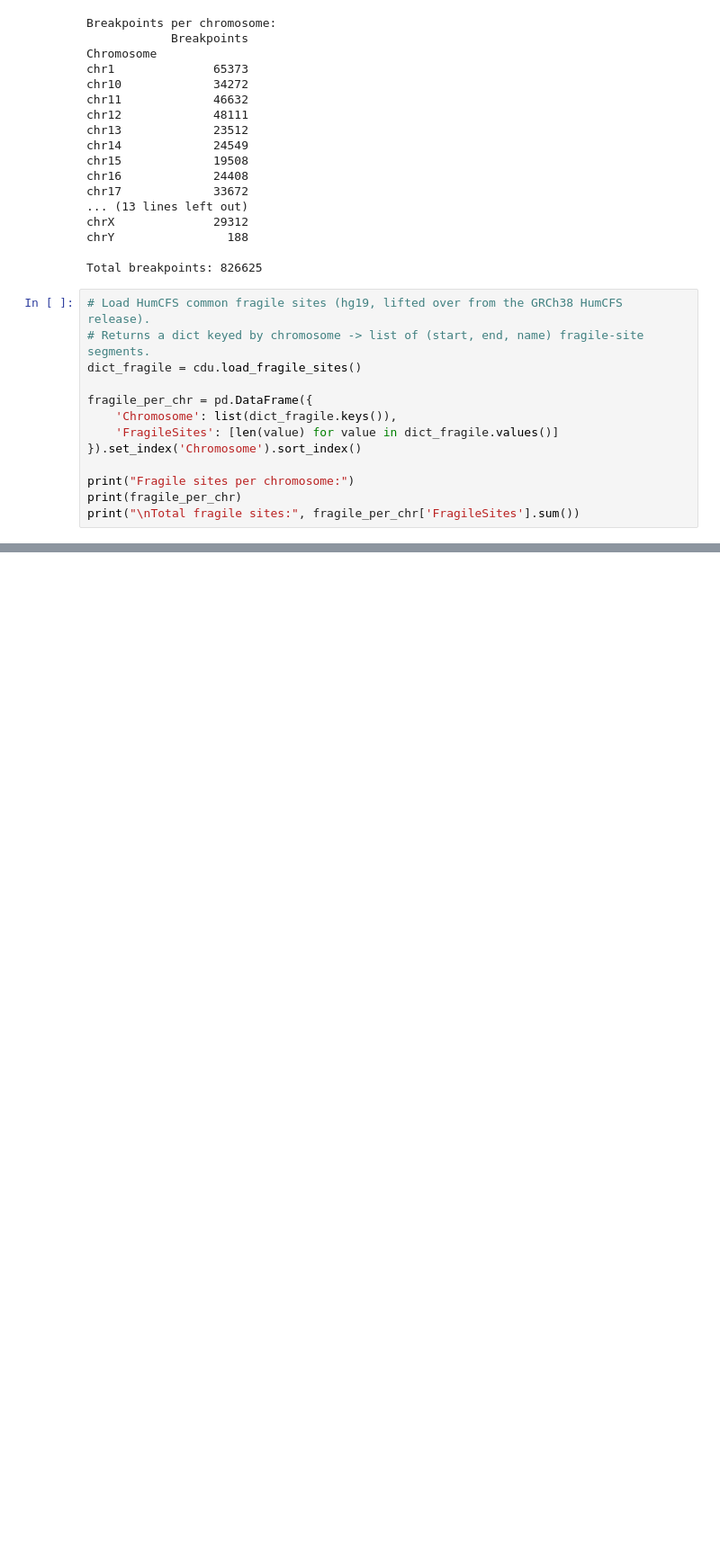
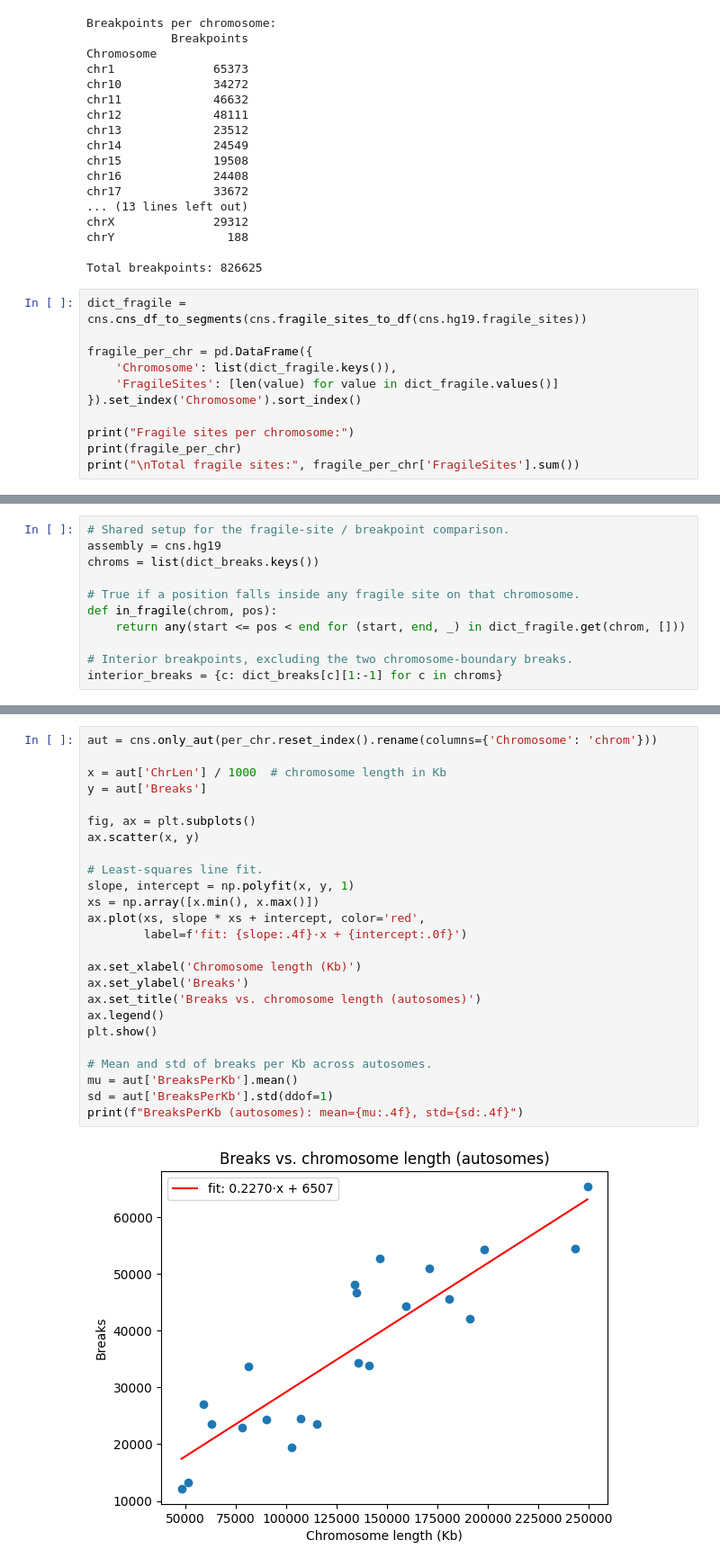
Before and after one commit to schwarzlab-ccb/CNSistent, a Jupyter notebook: notebooks/analyze_fragile_sites.ipynb, the cells around one changed output, grey strips where cells are left out. Shown at 90% size. Saved outputs shown, nothing was run; the diff lists cells and outputs as text; blank space fills up the shorter version.

```diff
--- a/notebooks/analyze_fragile_sites.ipynb
+++ b/notebooks/analyze_fragile_sites.ipynb
@@ -46,9 +46,7 @@ chrY                188
 
 Total breakpoints: 826625
 # %%
-# Load HumCFS common fragile sites (hg19, lifted over from the GRCh38 HumCFS release).
-# Returns a dict keyed by chromosome -> list of (start, end, name) fragile-site segments.
-dict_fragile = cdu.load_fragile_sites()
+dict_fragile = cns.cns_df_to_segments(cns.fragile_sites_to_df(cns.hg19.fragile_sites))
 
 fragile_per_chr = pd.DataFrame({
     'Chromosome': list(dict_fragile.keys()),
@@ -207,0 +77,11 @@ plt.show()
+# %%
+# Shared setup for the fragile-site / breakpoint comparison.
+assembly = cns.hg19
+chroms = list(dict_breaks.keys())
+
+# True if a position falls inside any fragile site on that chromosome.
+def in_fragile(chrom, pos):
+    return any(start <= pos < end for (start, end, _) in dict_fragile.get(chrom, []))
+
+# Interior breakpoints, excluding the two chromosome-boundary breaks.
+interior_breaks = {c: dict_breaks[c][1:-1] for c in chroms}
@@ -207,0 +135,27 @@ plt.show()
+# %%
+aut = cns.only_aut(per_chr.reset_index().rename(columns={'Chromosome': 'chrom'}))
+
+x = aut['ChrLen'] / 1000  # chromosome length in Kb
+y = aut['Breaks']
+
+fig, ax = plt.subplots()
+ax.scatter(x, y)
+
+# Least-squares line fit.
+slope, intercept = np.polyfit(x, y, 1)
+xs = np.array([x.min(), x.max()])
+ax.plot(xs, slope * xs + intercept, color='red',
+        label=f'fit: {slope:.4f}·x + {intercept:.0f}')
+
+ax.set_xlabel('Chromosome length (Kb)')
+ax.set_ylabel('Breaks')
+ax.set_title('Breaks vs. chromosome length (autosomes)')
+ax.legend()
+plt.show()
+
+# Mean and std of breaks per Kb across autosomes.
+mu = aut['BreaksPerKb'].mean()
+sd = aut['BreaksPerKb'].std(ddof=1)
+print(f"BreaksPerKb (autosomes): mean={mu:.4f}, std={sd:.4f}")
+# %% [output]
+[figure, added]
```
Also changed, not shown: parts of 13 cells of this notebook, 3 other files.
